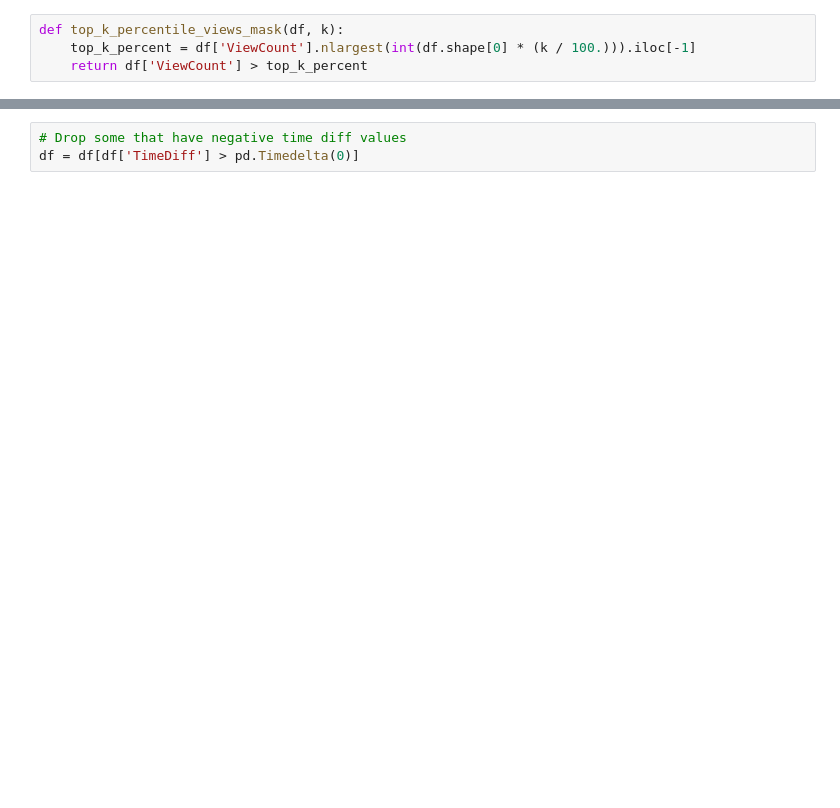
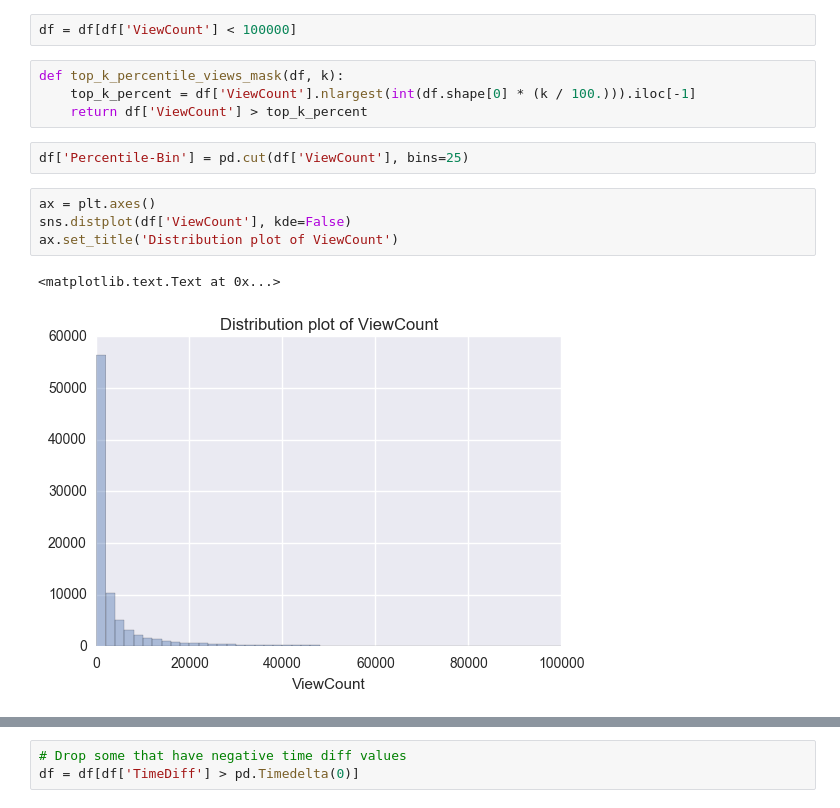
Before and after one commit to allenwang28/YouTube-Virality-Predictor, a Jupyter notebook: notebooks/Data Exploration - Time Based.ipynb, the cells around one changed output, grey strips where cells are left out. Cells and saved outputs as stored; diff of their text form; blank space fills up the shorter version.

```diff
--- a/notebooks/Data Exploration - Time Based.ipynb
+++ b/notebooks/Data Exploration - Time Based.ipynb
@@ -22,7 +27,18 @@ Index(['rowHash', 'Id', 'Title', 'Description', 'LikeCount', 'DislikeCount',
 # %%
 # Drop tinie tempah
 df = df[(df['Channel Id'] != 'UCDSX4RQN7fzIlZ1nSubwCcQ')]
+# %%
+df = df[df['ViewCount'] < 100000]
 # %%
 def top_k_percentile_views_mask(df, k):
     top_k_percent = df['ViewCount'].nlargest(int(df.shape[0] * (k / 100.))).iloc[-1]
     return df['ViewCount'] > top_k_percent
+# %%
+df['Percentile-Bin'] = pd.cut(df['ViewCount'], bins=25)
+# %%
+ax = plt.axes()
+sns.distplot(df['ViewCount'], kde=False)
+ax.set_title('Distribution plot of ViewCount')
+# %% [output]
+<matplotlib.text.Text at 0x...>
+[figure, added]
```
Also changed, not shown: parts of 21 cells of this notebook.
